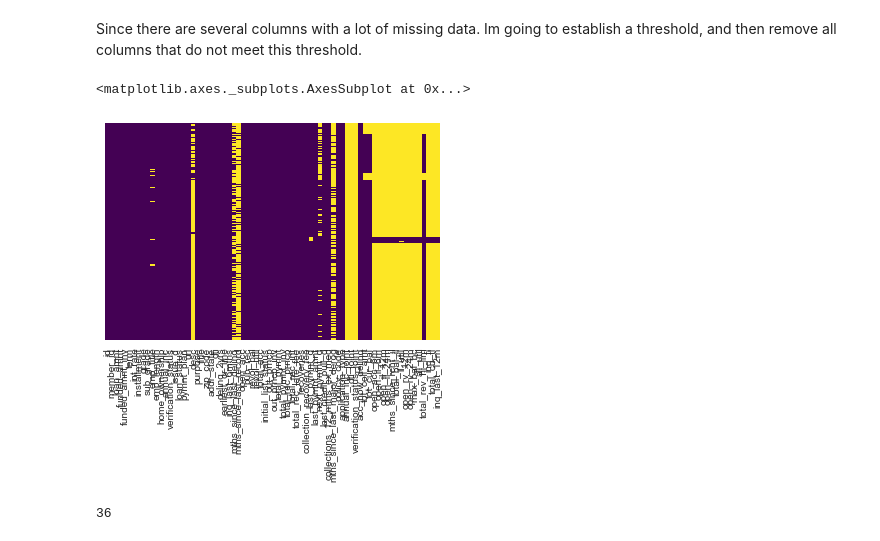
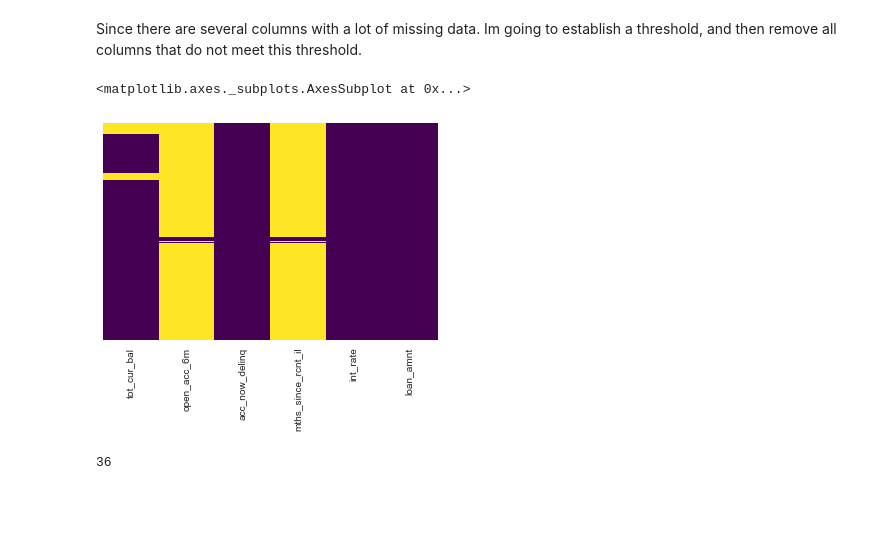
Before and after one commit to madderle/Data-Science-Bootcamp, a Jupyter notebook: Unit 2/Challenge Preparing a Dataset for Modeling.ipynb, the cells around one changed output. Saved outputs shown, nothing was run; the diff lists cells and outputs as text; code cells hidden in the pictures; blank space fills up the shorter version.

Commit message:
Added heatmap for viewing missing files

```diff
--- a/Unit 2/Challenge Preparing a Dataset for Modeling.ipynb
+++ b/Unit 2/Challenge Preparing a Dataset for Modeling.ipynb
@@ -80,10 +80,12 @@ memory usage: 501.0+ MB
 # %% [markdown]
 Since there are several columns with a lot of missing data. Im going to establish a threshold, and then remove all columns that do not meet this threshold.
 # %%
-sns.heatmap(data.isnull(),yticklabels=False,cbar=False,cmap='viridis')
+#plt.figure(figsize=(16,8))
+small_data = data[['tot_cur_bal','open_acc_6m','acc_now_delinq','mths_since_rcnt_il','int_rate','loan_amnt']]
+sns.heatmap(small_data.isnull(),yticklabels=False,cbar=False,cmap='viridis')
 # %% [output]
 <matplotlib.axes._subplots.AxesSubplot at 0x...>
-[figure, old version]
+[figure, new version]
 # %%
 #Drop columns that dont meet the threshold
 #Need to look at the process why the data was missing.
```
